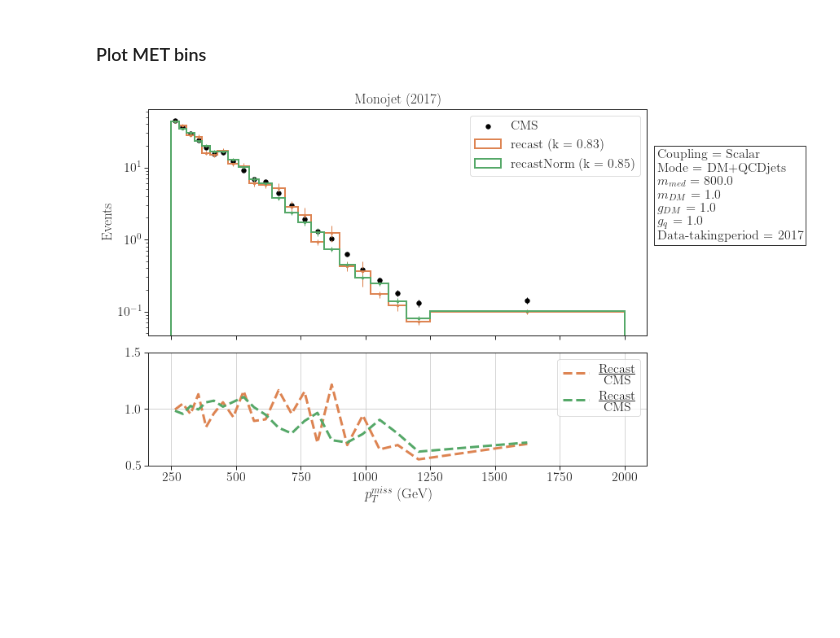
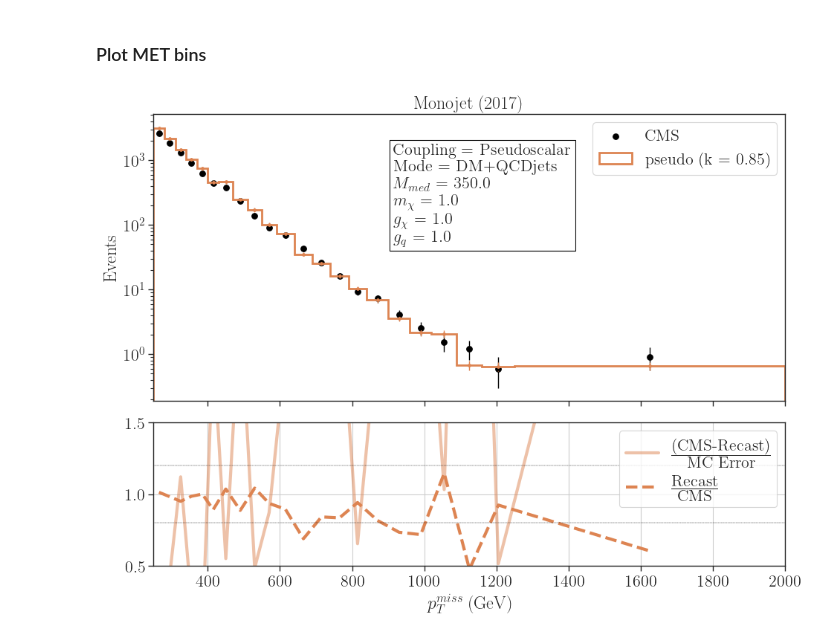
Before and after one commit to andlessa/MonoXSMS, a Jupyter notebook: notebooks/cms_exo_20_004-CompSpin0.ipynb, the cells around one changed output. Drawn from its saved outputs; the diff is of its cells as text; code cells hidden in the pictures; blank space fills up the shorter version.

Commit message:
added multiple plots

```diff
--- a/notebooks/cms_exo_20_004-CompSpin0.ipynb
+++ b/notebooks/cms_exo_20_004-CompSpin0.ipynb
@@ -55,3 +81,8 @@ for label,f in files.items():
 
 allData.sort_values(['Coupling','Mode','$m_{med}$','$m_{DM}$','Data-takingperiod'],inplace=True,
               ascending=[False,False,True,True,True])
+# %%
+cmsData = cmsData[cmsData['Data-takingperiod'] == 2017]
+allData = allData[allData['Data-takingperiod'] == 2017]
+# %%
+allData = allData[(allData['Coupling'] == 'Pseudoscalar') & (allData['$m_{DM}$'] == 1.0)]
@@ -57,0 +157,18 @@ allData.sort_values(['Coupling','Mode','$m_{med}$','$m_{DM}$','Data-takingperiod
+# %%
+ratios = pd.DataFrame(columns=['$m_{med}$', 'xsec', 'ratio', 'filename'])
+ratios['filename'] = allData['filename'][allData['filename'] != 'CMS']
+ratios['$m_{med}$'] = allData['$m_{med}$'][allData['filename'] != 'CMS']
+ratios['xsec'] = allData['Total xsec-pT150 (pb)'][allData['filename'] != 'CMS']
+xsecCMS, xsec = {}, {}
+r = []
+
+for label in files.keys():
+    mMed = allData['$m_{med}$'][allData['filename'] == label]
+    xsecCMS[label] = [float(allData['Total xsec-pT150 (pb)'][(allData['filename'] == 'CMS')
+                                                              & (allData['$m_{med}$'] == m)]) for m in mMed]
+    xsec[label] = list(ratios['xsec'][ratios['filename'] == label])
+
+    for i, val in enumerate(xsecCMS[label]):
+        r.append(xsecCMS[label][i]/xsec[label][i])
+
+ratios['ratio'] = r
@@ -58,3 +195,7 @@ allData.sort_values(['Coupling','Mode','$m_{med}$','$m_{DM}$','Data-takingperiod
 # %% [markdown]
 ### Select model
+# %%
+# Rename columns
+allData.rename(columns = {'$m_{med}$':'$M_{med}$', '$m_{DM}$':'$m_{\chi}$', '$g_{DM}$':'$g_{\chi}$'},
+                inplace=True)
 # %%
@@ -168,8 +293,8 @@ for ds in dfModel['Data-takingperiod'].unique():
     weightsCMS = np.array([data['CMS'][c] for c in bins])
     kfactors = getKfactors(data)
     for label in data:
-        kfactor = kfactors[label]
-#         kfactor = 1.0
+#         kfactor = kfactors[label]
+        kfactor = 0.85
         weights = kfactor*np.array([data[label][c] for c in bins])
         error = kfactor*np.array([dataError[label][c] for c in binsError])
         if label == 'CMS':
@@ -183,35 +308,37 @@ for ds in dfModel['Data-takingperiod'].unique():
 
 
             relDiff = (weights-weightsCMS)/weightsCMS
             ratio = weights/weightsCMS
             relDiffErr = np.abs(weights-weightsCMS)/error
             #Plot ratio
             label1 = r'$\frac{\mbox{(CMS-Recast)}}{\mbox{MC Error}}$'
             label2 = r'$\frac{\mbox{Recast}}{\mbox{CMS}}$'
-#             axarr[1].plot(binCenter,relDiffErr,linewidth=3.0,color=colors[label],
-#                           label=label1,alpha=0.5)
+            axarr[1].plot(binCenter,relDiffErr,linewidth=3.0,color=colors[label],
+                          label=label1,alpha=0.5)
             axarr[1].plot(binCenter,ratio,linewidth=3.0,color=colors[label],linestyle='--',
                           label=label2)
 
         axarr[0].errorbar(binCenter,weights,yerr = error, marker = '.', elinewidth=1.0,
                  drawstyle = 'steps-mid',linewidth=0.0,color=colors[label])
 
 
     axarr[1].set_yticks([0.,0.5,1.0,1.5,2.0,2.5])
     axarr[1].grid(True)
     axarr[1].set_xlabel(r'$p_{T}^{miss}$ (GeV)')
     axarr[0].set_yscale('log')
     axarr[0].set_ylabel('Events')
     axarr[0].legend()
     axarr[1].legend()
 
-    axarr[0].text(1.02,2.0,textstr,fontsize=16,bbox=dict(facecolor='none', edgecolor='black'),
+    axarr[0].text(0.38,2.26,textstr,fontsize=16,bbox=dict(facecolor='none', edgecolor='black'),
          transform = plt.gca().transAxes)
 
 #     axarr[0].set_ylim(1e-2,1e2)
-    # axarr[0].set_xlim(250,1000)
+    axarr[0].set_xlim(250,2000)
+    axarr[1].hlines(y=1.2, xmin=250, xmax=2000., linestyle='--', color='black', linewidth=0.3)
+    axarr[1].hlines(y=.8, xmin=250, xmax=2000., linestyle='--', color='black', linewidth=0.3)
     axarr[1].set_ylim(0.5,1.5)
     axarr[0].set_title('Monojet (%s)' %ds)
     plt.show()
 # %% [output]
-[figure, old version]
+[figure, new version]
```
Also changed, not shown: parts of 20 cells of this notebook, 46 other files.
